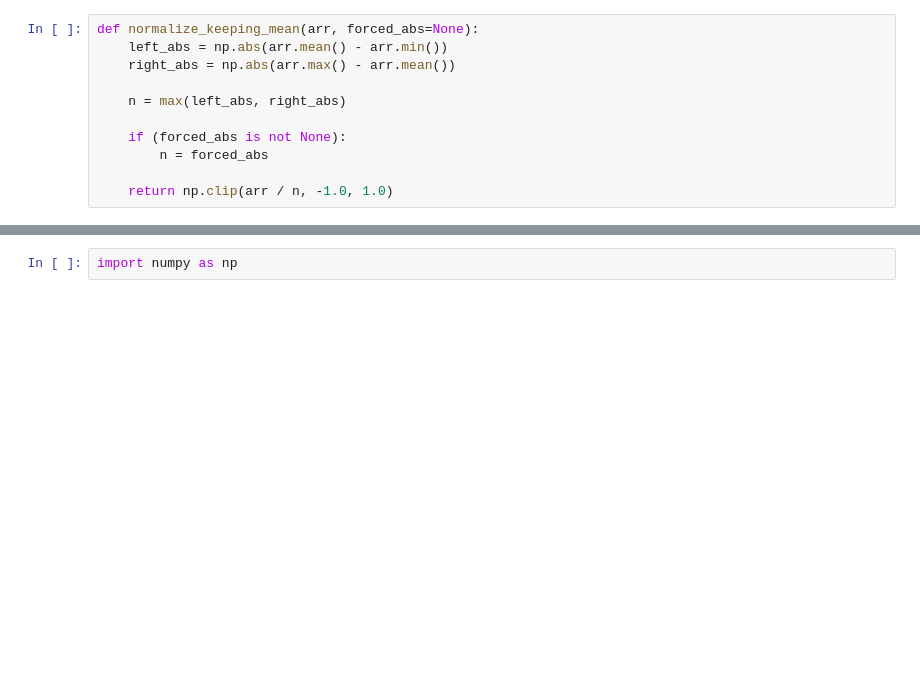
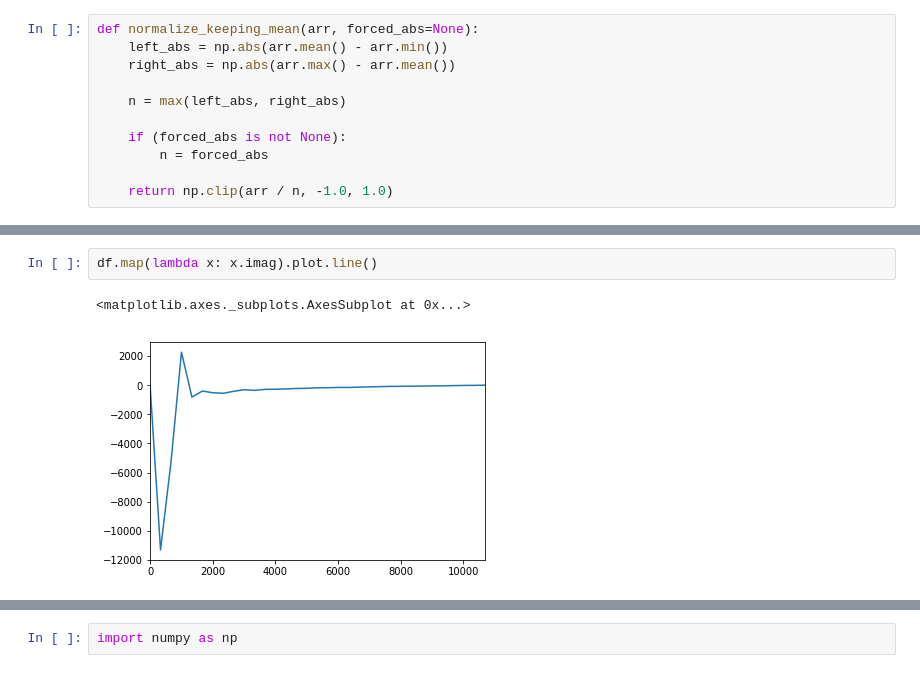
Before and after one commit to naissur/lextac-amp-modelling, a Jupyter notebook: mvp.ipynb, the cells around one changed output, grey strips where cells are left out. Cells and saved outputs as stored; diff of their text form; blank space fills up the shorter version.

```diff
--- a/mvp.ipynb
+++ b/mvp.ipynb
@@ -292,0 +354,5 @@ y_te_n.min(), y_te_n.max(), np.mean(y_te_n)
+# %%
+df.map(lambda x: x.imag).plot.line()
+# %% [output]
+<matplotlib.axes._subplots.AxesSubplot at 0x...>
+[figure, added]
```
Also changed, not shown: parts of 36 cells of this notebook.
